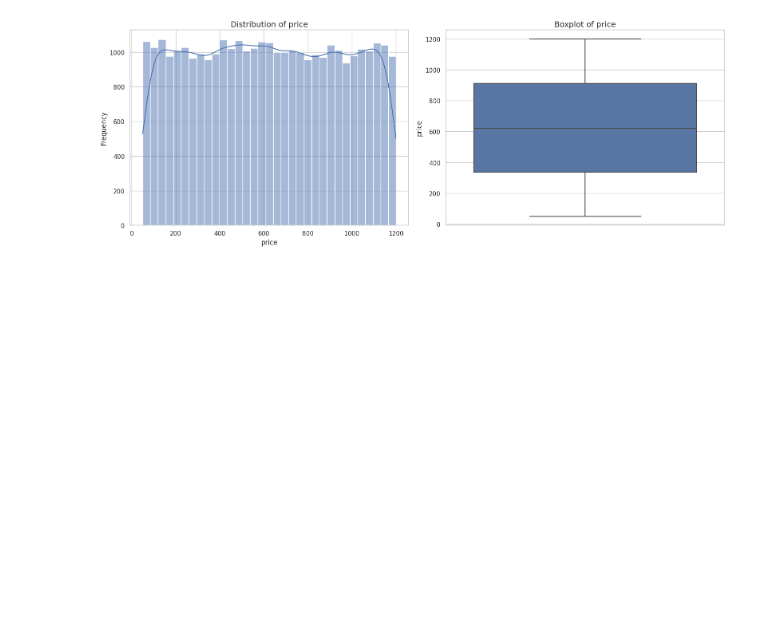
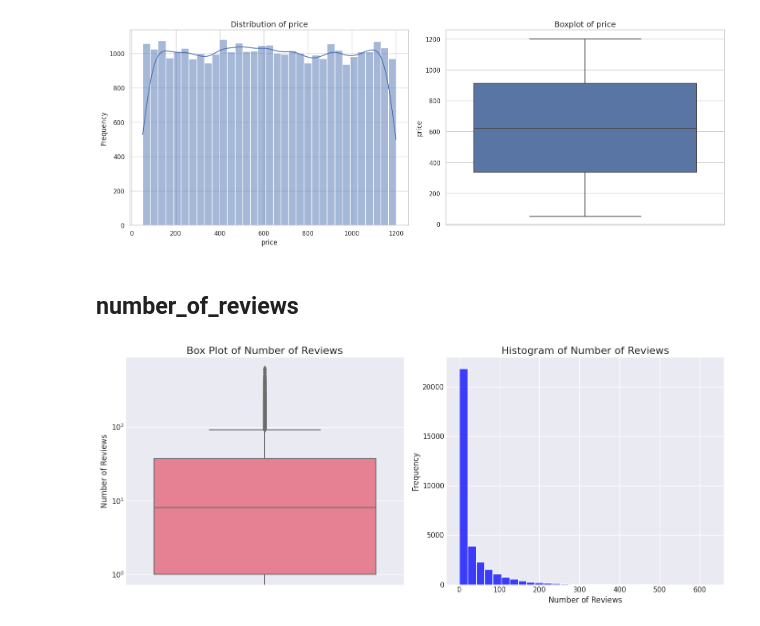
Before and after one commit to Sselimkoc/AirBnB-EDA, a Jupyter notebook: Airbnb.ipynb, the cells around one changed output. Drawn from its saved outputs; the diff is of its cells as text; code cells hidden in the pictures; blank space fills up the shorter version.

```diff
--- a/Airbnb.ipynb
+++ b/Airbnb.ipynb
@@ -660,4 +657,20 @@ for col in selected_cols:
 # Fill the columns with median (balanced data)
 df_temp['price'] = df_temp['price'].fillna(df_temp['price'].median())
 df_temp['service_fee'] = df_temp['service_fee'].fillna(df_temp['service_fee'].median())
+# %% [markdown]
+## **number_of_reviews**
+# %%
+fig, axes = plt.subplots(1, 2, figsize=(14, 6))
+sns.boxplot(data=df_temp, y='number_of_reviews', ax=axes[0])
+axes[0].set_yscale('log')  # Set the y-axis to log scale
+axes[0].set_title('Box Plot of Number of Reviews', fontsize=16)
+axes[0].set_ylabel('Number of Reviews', fontsize=12)
+sns.histplot(df_temp['number_of_reviews'], kde=False, color='blue', bins=30, ax=axes[1])
+axes[1].set_title('Histogram of Number of Reviews', fontsize=16)
+axes[1].set_xlabel('Number of Reviews', fontsize=12)
+axes[1].set_ylabel('Frequency', fontsize=12)
+plt.tight_layout()
+plt.show()
+# %% [output]
+[figure, added]
 # %%
```
Also changed, not shown: parts of 45 cells of this notebook.
